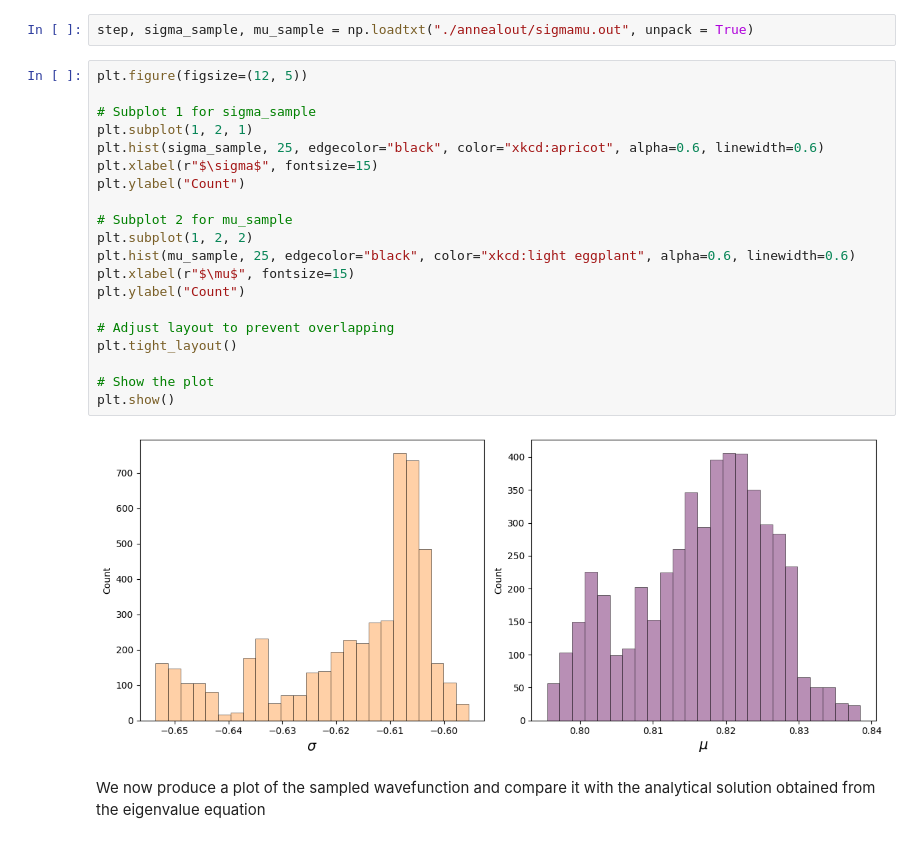
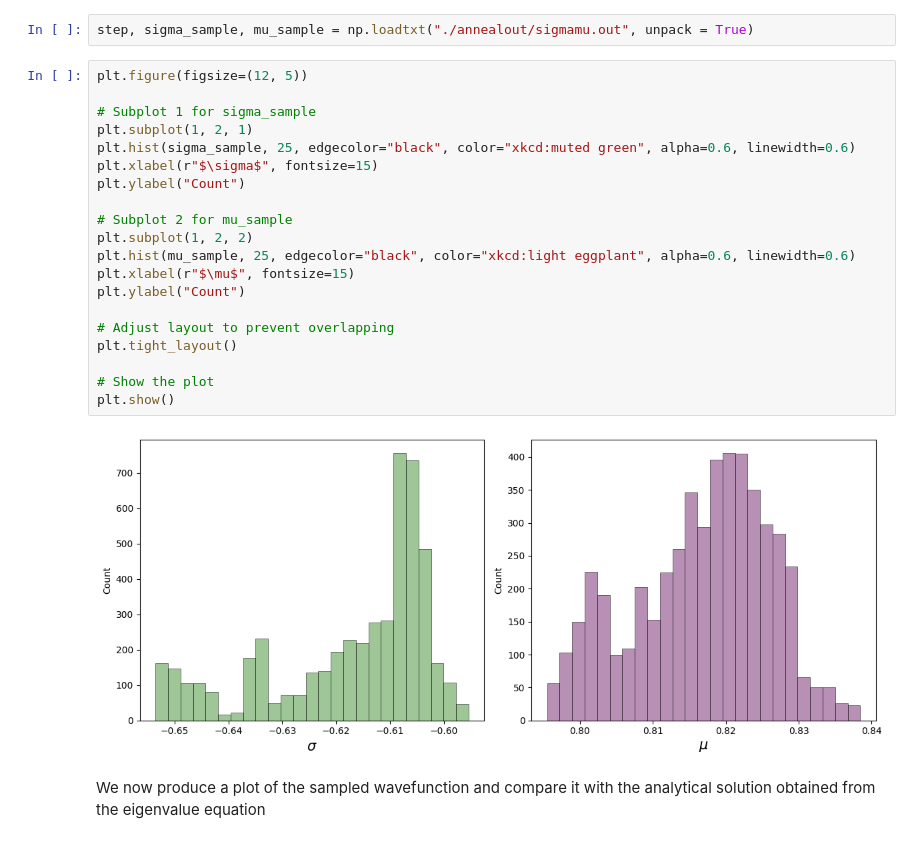
Before and after one commit to Giac97/Simulazione-Numerica, a Jupyter notebook: notebooks/Exercise 8/Exercise 08 - Analysis.ipynb, the cells around one changed output. Cells and saved outputs as stored; diff of their text form.

```diff
--- a/notebooks/Exercise 8/Exercise 08 - Analysis.ipynb
+++ b/notebooks/Exercise 8/Exercise 08 - Analysis.ipynb
@@ -184,25 +184,25 @@ step, sigma_sample, mu_sample = np.loadtxt("./annealout/sigmamu.out", unpack = T
 # %%
 plt.figure(figsize=(12, 5))
 
 # Subplot 1 for sigma_sample
 plt.subplot(1, 2, 1)
-plt.hist(sigma_sample, 25, edgecolor="black", color="xkcd:apricot", alpha=0.6, linewidth=0.6)
+plt.hist(sigma_sample, 25, edgecolor="black", color="xkcd:muted green", alpha=0.6, linewidth=0.6)
 plt.xlabel(r"$\sigma$", fontsize=15)
 plt.ylabel("Count")
 
 # Subplot 2 for mu_sample
 plt.subplot(1, 2, 2)
 plt.hist(mu_sample, 25, edgecolor="black", color="xkcd:light eggplant", alpha=0.6, linewidth=0.6)
 plt.xlabel(r"$\mu$", fontsize=15)
 plt.ylabel("Count")
 
 # Adjust layout to prevent overlapping
 plt.tight_layout()
 
 # Show the plot
 plt.show()
 # %% [output]
-[figure, old version]
+[figure, new version]
 # %% [markdown]
 We now produce a plot of the sampled wavefunction and compare it with the analytical solution obtained from the eigenvalue equation
 # %%
```
Also changed, not shown: 1 other file.
